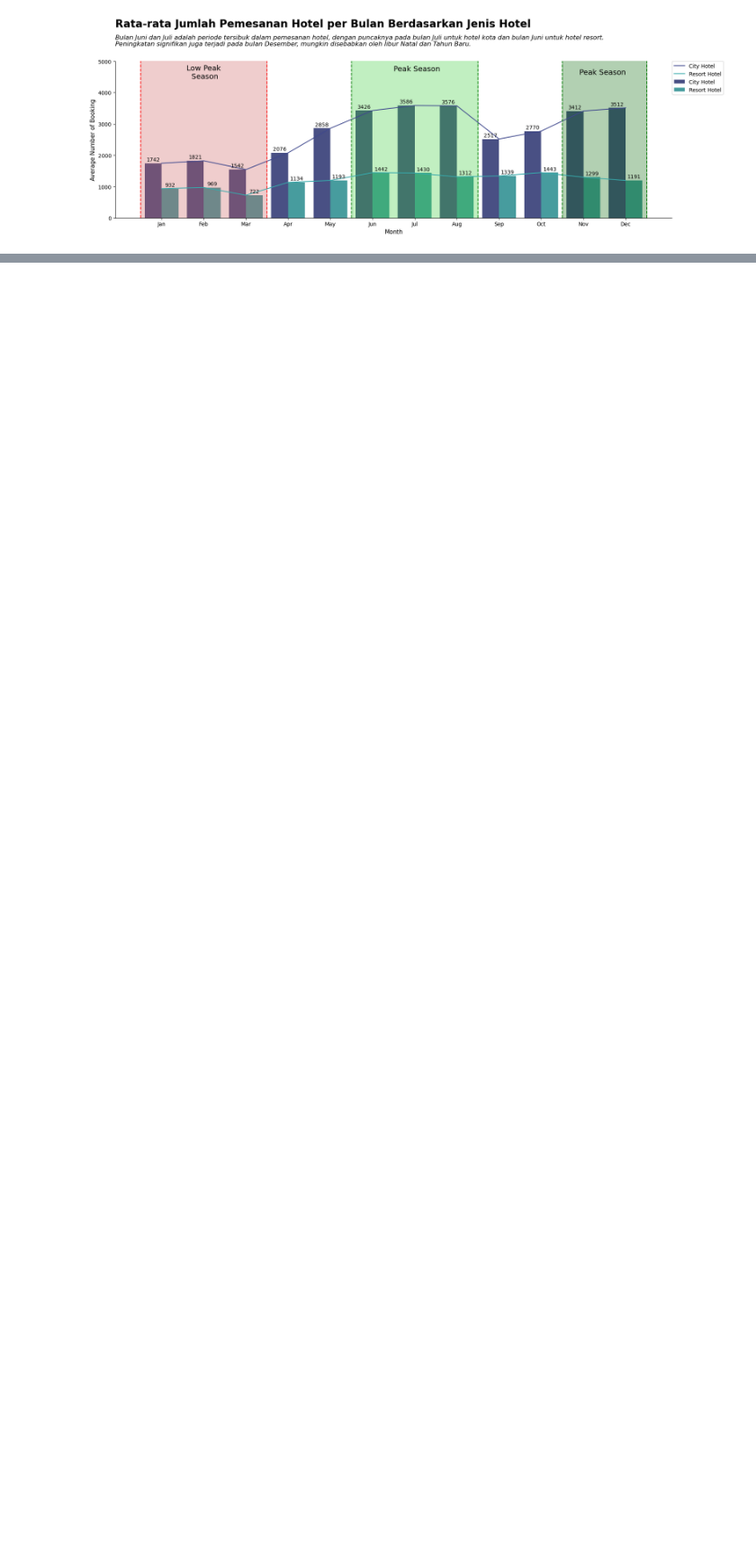
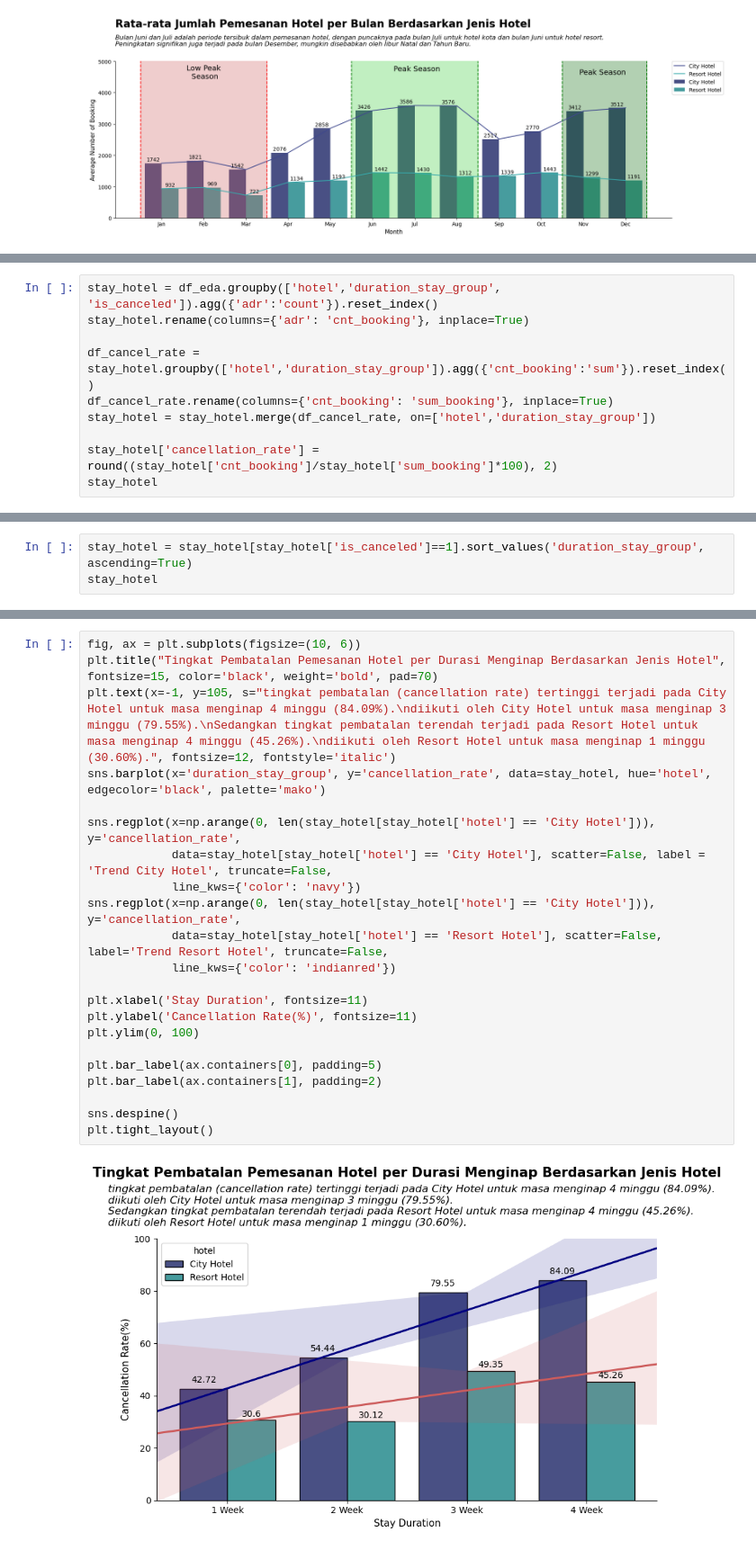
Before and after one commit to LimatanL/investigate-hotel-business-using-data-visualization, a Jupyter notebook: data_preparation.ipynb, the cells around one changed output, grey strips where cells are left out. Shown: that part at 90% size. Saved outputs shown, nothing was run; the diff lists cells and outputs as text; blank space fills up the shorter version.

```diff
--- a/data_preparation.ipynb
+++ b/data_preparation.ipynb
@@ -382,0 +428,10 @@ plt.show()
+# %%
+stay_hotel = df_eda.groupby(['hotel','duration_stay_group', 'is_canceled']).agg({'adr':'count'}).reset_index()
+stay_hotel.rename(columns={'adr': 'cnt_booking'}, inplace=True)
+
+df_cancel_rate = stay_hotel.groupby(['hotel','duration_stay_group']).agg({'cnt_booking':'sum'}).reset_index()
+df_cancel_rate.rename(columns={'cnt_booking': 'sum_booking'}, inplace=True)
+stay_hotel = stay_hotel.merge(df_cancel_rate, on=['hotel','duration_stay_group'])
+
+stay_hotel['cancellation_rate'] = round((stay_hotel['cnt_booking']/stay_hotel['sum_booking']*100), 2)
+stay_hotel
@@ -382,0 +456,3 @@ plt.show()
+# %%
+stay_hotel = stay_hotel[stay_hotel['is_canceled']==1].sort_values('duration_stay_group', ascending=True)
+stay_hotel
@@ -382,0 +469,24 @@ plt.show()
+# %%
+fig, ax = plt.subplots(figsize=(10, 6))
+plt.title("Tingkat Pembatalan Pemesanan Hotel per Durasi Menginap Berdasarkan Jenis Hotel", fontsize=15, color='black', weight='bold', pad=70)
+plt.text(x=-1, y=105, s="tingkat pembatalan (cancellation rate) tertinggi terjadi pada City Hotel untuk masa menginap 4 minggu (84.09%).\ndiikuti oleh City Hotel untuk masa menginap 3 minggu (79.55%).\nSedangkan tingkat pembatalan terendah terjadi pada Resort Hotel untuk masa menginap 4 minggu (45.26%).\ndiikuti oleh Resort Hotel untuk masa menginap 1 minggu (30.60%).", fontsize=12, fontstyle='italic')
+sns.barplot(x='duration_stay_group', y='cancellation_rate', data=stay_hotel, hue='hotel', edgecolor='black', palette='mako')
+
+sns.regplot(x=np.arange(0, len(stay_hotel[stay_hotel['hotel'] == 'City Hotel'])), y='cancellation_rate',
+            data=stay_hotel[stay_hotel['hotel'] == 'City Hotel'], scatter=False, label = 'Trend City Hotel', truncate=False,
+            line_kws={'color': 'navy'})
+sns.regplot(x=np.arange(0, len(stay_hotel[stay_hotel['hotel'] == 'City Hotel'])), y='cancellation_rate',
+            data=stay_hotel[stay_hotel['hotel'] == 'Resort Hotel'], scatter=False, label='Trend Resort Hotel', truncate=False,
+            line_kws={'color': 'indianred'})
+
+plt.xlabel('Stay Duration', fontsize=11)
+plt.ylabel('Cancellation Rate(%)', fontsize=11)
+plt.ylim(0, 100)
+
+plt.bar_label(ax.containers[0], padding=5)
+plt.bar_label(ax.containers[1], padding=2)
+
+sns.despine()
+plt.tight_layout()
+# %% [output]
+[figure, added]
```
Also changed, not shown: parts of 9 cells of this notebook.
